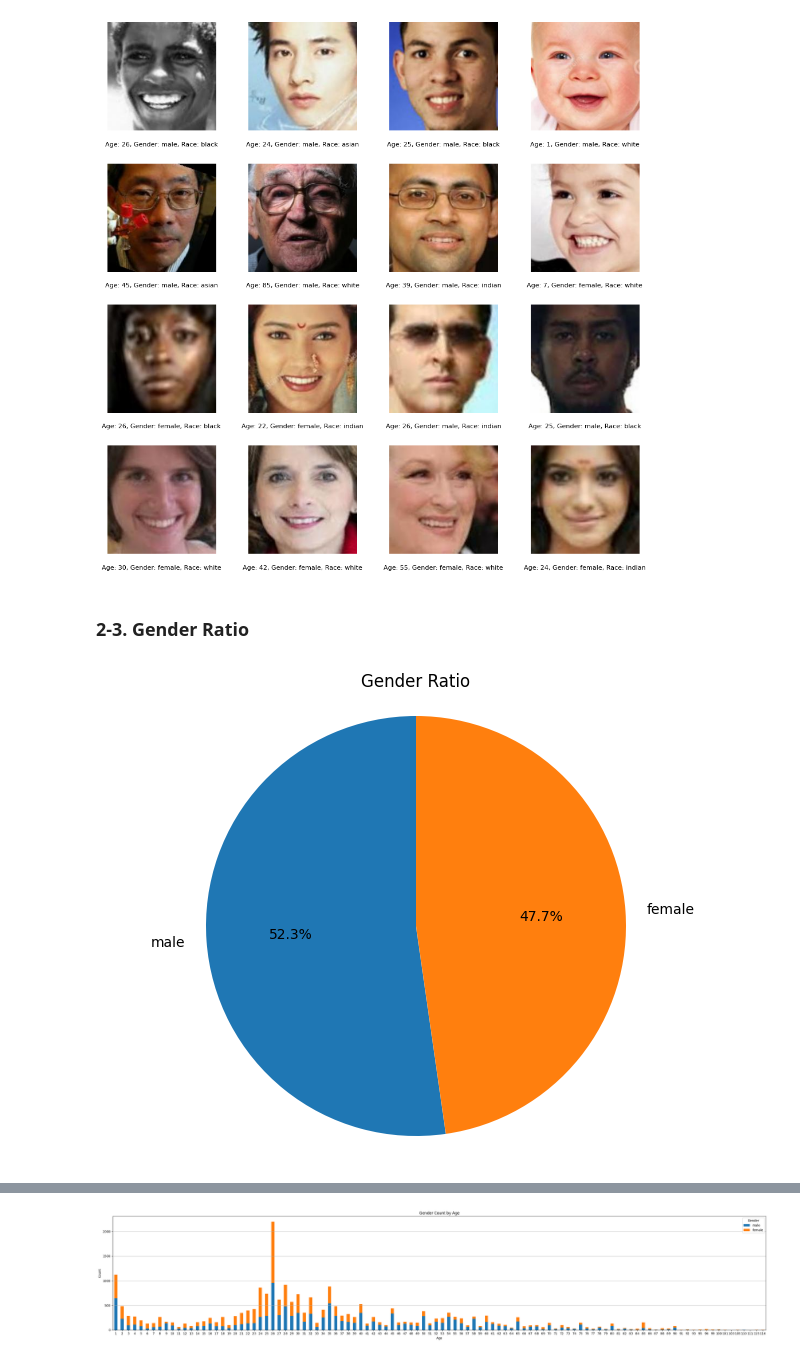
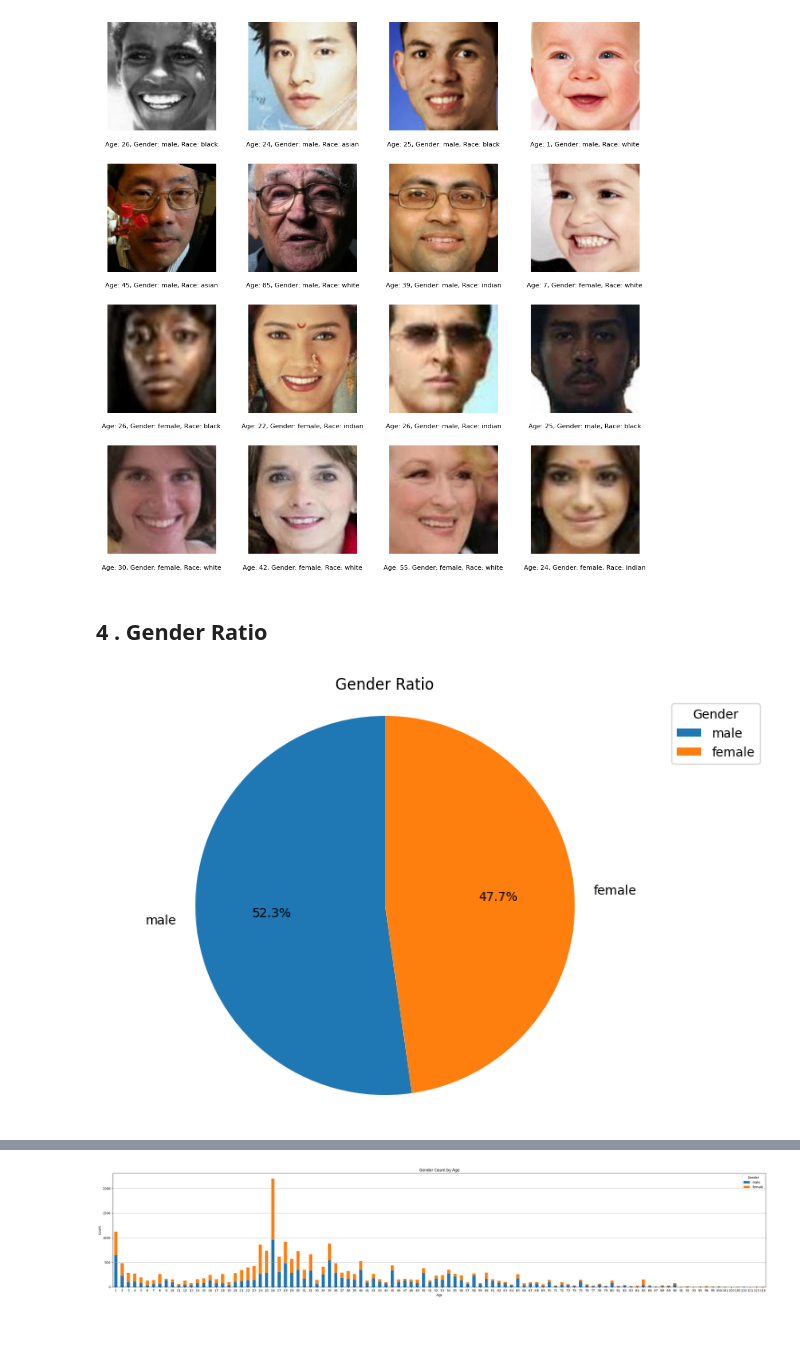
Before and after one commit to DongwooYoon/CNN-based-Age-and-Gender-Prediction, a Jupyter notebook: Data Analysis.ipynb, the cells around one changed output, grey strips where cells are left out. Saved outputs shown, nothing was run; the diff lists cells and outputs as text; code cells hidden in the pictures; blank space fills up the shorter version.

```diff
--- a/Data Analysis.ipynb
+++ b/Data Analysis.ipynb
@@ -138,16 +138,25 @@ plt.show()
 # %% [output]
 [figure]
 # %% [markdown]
-### 2-3. Gender Ratio
+## 4 . Gender Ratio
 # %%
 # Calculate the gender ratio
 gender_counts = df['gender'].value_counts()
 
 # Plotting the pie chart
 plt.figure(figsize=(8, 6))
-plt.pie(gender_counts, labels=gender_counts.index, autopct='%1.1f%%', startangle=90)
+plt.pie(
+    gender_counts,
+    labels=gender_counts.index,
+    autopct='%1.1f%%',
+    startangle=90
+)
+
+# Add a legend
+plt.legend(gender_counts.index, title="Gender", loc="upper left", bbox_to_anchor=(1, 1))
+
 plt.title('Gender Ratio')
 plt.axis('equal')  # Equal aspect ratio ensures that pie is drawn as a circle.
 plt.show()
 # %% [output]
-[figure, old version]
+[figure, new version]
```
Also changed, not shown: parts of 16 cells of this notebook.
